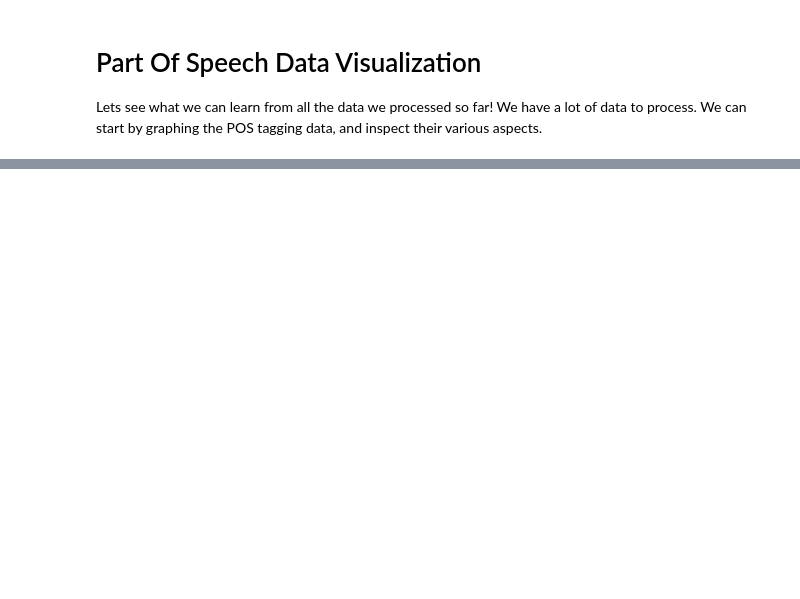
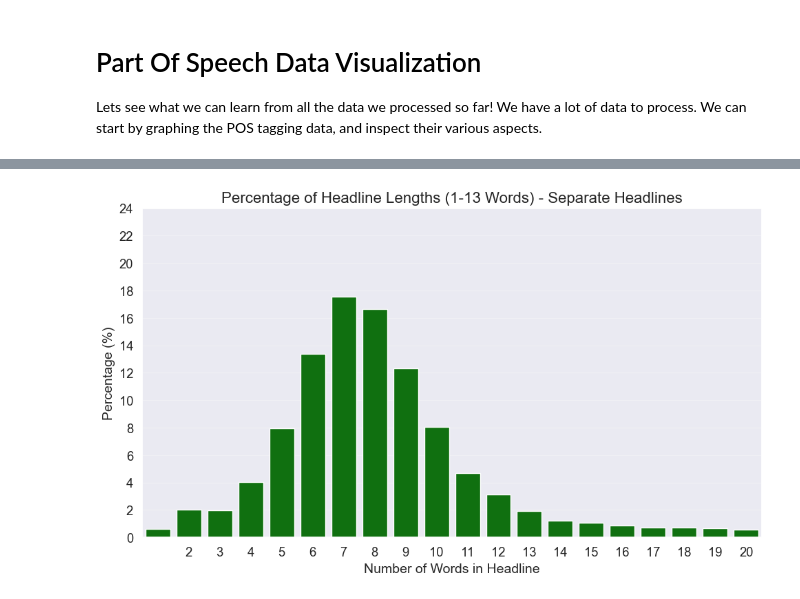
Before and after one commit to Rockhardey54/NLPNewsAnalyzer, a Jupyter notebook: headlines.ipynb, the cells around one changed output, grey strips where cells are left out. Saved outputs shown, nothing was run; the diff lists cells and outputs as text; code cells hidden in the pictures; blank space fills up the shorter version.

Commit message:
graphs

```diff
--- a/headlines.ipynb
+++ b/headlines.ipynb
@@ -502,6 +549,7 @@ synonym_map = {
     'co': 'company',
     'cos': 'companies',
     'ceo': 'chief_executive_officer',
+    'nt' : 'not'
 }
 
 # Create case-insensitive mapping for better matching
@@ -1431,0 +1459,68 @@ print("Sample Separate Headlines data:", news_df['lemma_pos_separate'].dropna().
+# %%
+import matplotlib.pyplot as plt
+import seaborn as sns
+import pandas as pd
+
+print("Analyzing headline length percentages...")
+
+# Function to get POS tag counts per headline
+def get_pos_counts_per_headline(tags_column):
+    counts = []
+    if tags_column.empty:
+        return counts
+
+    sample = tags_column.iloc[0]
+
+    if all(isinstance(elem, tuple) for elem in sample):
+        for tags in tags_column:
+            counts.append(len(tags))
+    else:
+        for headlines in tags_column:
+            if not headlines:
+                continue
+            for headline in headlines:
+                counts.append(len(headline))
+    return counts
+
+# Choose the relevant column
+length_columns = []
+if 'lemma_pos_separate' in news_df.columns:
+    length_columns.append(('lemma_pos_separate', 'Separate Headlines', 'green'))
+elif 'pos_tags_separate' in news_df.columns:
+    length_columns.append(('pos_tags_separate', 'Separate Headlines', 'green'))
+
+if length_columns:
+    for col_name, label, color in length_columns:
+        counts = get_pos_counts_per_headline(news_df[col_name])
+        filtered_counts = [c for c in counts if 1 <= c <= 20]
+        total = len(filtered_counts)
+
+        # Count occurrences and convert to percentages
+        length_series = pd.Series(filtered_counts)
+        length_percent = (length_series.value_counts(normalize=True) * 100).sort_index()
+         # Print percentages in two columns (1–6 on left, 7–13 on right)
+        print(f"\nPercentage of Headline Lengths (1–13 Words) for {label}:\n")
+        left = list(range(1, 12))
+        right = list(range(12, 22))
+
+        for l, r in zip(left, right):
+            l_val = length_percent.get(l, 0)
+            r_val = length_percent.get(r, 0)
+            print(f"{l:2d} words: {l_val:5.2f}%    {r:2d} words: {r_val:5.2f}%")
+
+        # Plot
+        plt.figure(figsize=(10, 6))
+        sns.barplot(x=length_percent.index, y=length_percent.values, color=color)
+        plt.title(f'Percentage of Headline Lengths (1-13 Words) - {label}', fontsize=16)
+        plt.xlabel('Number of Words in Headline', fontsize=14)
+        plt.ylabel('Percentage (%)', fontsize=14)
+        plt.xticks(range(1, 20))
+        plt.ylim(0, length_percent.max() + 5)
+        plt.grid(True, axis='y', alpha=0.3)
+        plt.yticks(range(0, 26, 2))
+        plt.tight_layout()
+        plt.savefig(f'headline_length_percent_{col_name}.png', dpi=300, bbox_inches='tight')
+        plt.show()
+else:
+    print("No suitable columns found for headline length analysis.")
+# %% [output]
@@ -1431,0 +1541 @@ print("Sample Separate Headlines data:", news_df['lemma_pos_separate'].dropna().
+[figure, added]
```
Also changed, not shown: parts of 21 cells of this notebook, 7 other files.
